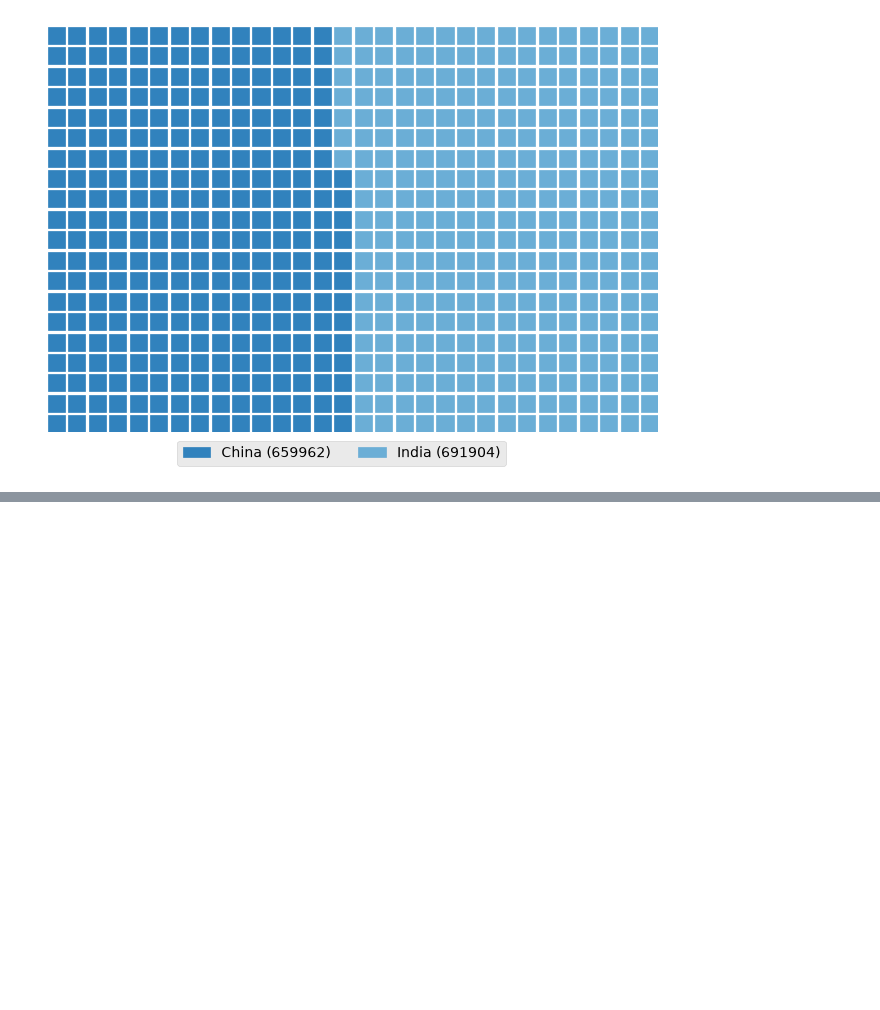
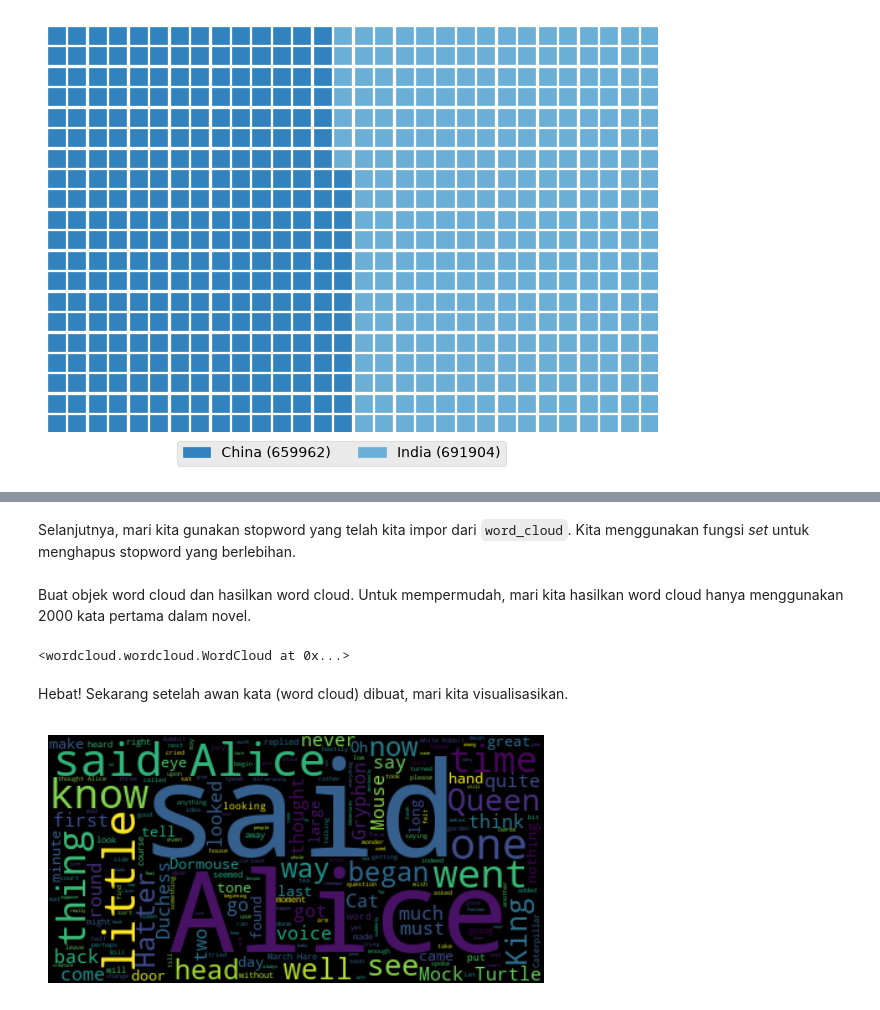
Before and after one commit to jagadhita28/ibm-data-visualization-python, a Jupyter notebook: module-3-advanced-viz-geospatial/notebooks/01_advanced_visualization_tools.ipynb, the cells around one changed output, grey strips where cells are left out. Drawn from its saved outputs; the diff is of its cells as text; code cells hidden in the pictures; blank space fills up the shorter version.

Commit message:
Add module 3: created word cloud with stopwords and masking

```diff
--- a/module-3-advanced-viz-geospatial/notebooks/01_advanced_visualization_tools.ipynb
+++ b/module-3-advanced-viz-geospatial/notebooks/01_advanced_visualization_tools.ipynb
@@ -161,0 +207,2 @@ plt.show()
+# %% [markdown]
+Selanjutnya, mari kita gunakan stopword yang telah kita impor dari `word_cloud`. Kita menggunakan fungsi *set* untuk menghapus stopword yang berlebihan.
@@ -161,0 +211,19 @@ plt.show()
+# %% [markdown]
+Buat objek word cloud dan hasilkan word cloud. Untuk mempermudah, mari kita hasilkan word cloud hanya menggunakan 2000 kata pertama dalam novel.
+# %%
+# membuat objek word cloud
+alice_wc = WordCloud()
+
+# hasilkan word cloud
+alice_wc.generate(alice_novel)
+# %% [output]
+<wordcloud.wordcloud.WordCloud at 0x...>
+# %% [markdown]
+Hebat! Sekarang setelah awan kata (word cloud) dibuat, mari kita visualisasikan.
+# %%
+# menampilkan word cloud
+plt.imshow(alice_wc, interpolation="bilinear")
+plt.axis("off")
+plt.show()
+# %% [output]
+[figure, added]
```
Also changed, not shown: parts of 34 cells of this notebook, 6 other files.
